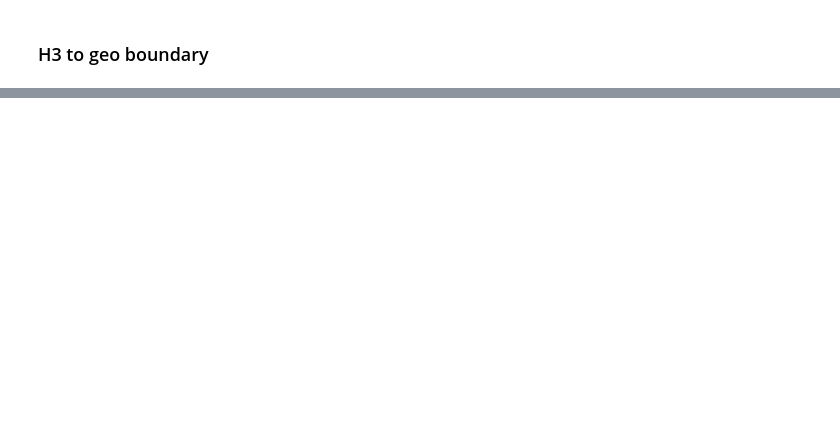
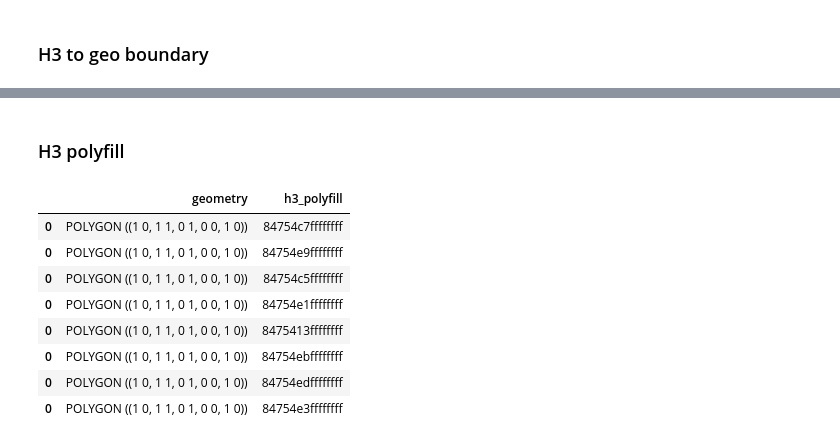
Before and after one commit to opengeoshub/vgridpandas, a Jupyter notebook: docs/notebooks/01_h3.ipynb, the cells around one changed output, grey strips where cells are left out. Drawn from its saved outputs; the diff is of its cells as text; code cells hidden in the pictures; blank space fills up the shorter version.

Commit message:
update polyfill

```diff
--- a/docs/notebooks/01_h3.ipynb
+++ b/docs/notebooks/01_h3.ipynb
@@ -39,0 +57,23 @@ df
+# %% [markdown]
+### H3 polyfill
+# %%
+# resolution = 9
+# df = df.h3.polyfill(resolution, explode = True)
+# df
+# # df.to_file(f"h3_{resolution}.geojson", driver="GeoJSON")
+from vgridpandas import h3pandas
+import geopandas as gpd
+from shapely.geometry import box, Polygon
+gdf = gpd.GeoDataFrame(geometry=[box(0, 0, 1, 1)])
+gdf = gdf.h3.polyfill(4, explode = True)
+gdf
+# %% [output]
+|  | geometry | h3_polyfill |
+| 0 | POLYGON ((1 0, 1 1, 0 1, 0 0, 1 0)) | 84754c7ffffffff |
+| 0 | POLYGON ((1 0, 1 1, 0 1, 0 0, 1 0)) | 84754e9ffffffff |
+| 0 | POLYGON ((1 0, 1 1, 0 1, 0 0, 1 0)) | 84754c5ffffffff |
+| 0 | POLYGON ((1 0, 1 1, 0 1, 0 0, 1 0)) | 84754e1ffffffff |
+| 0 | POLYGON ((1 0, 1 1, 0 1, 0 0, 1 0)) | 8475413ffffffff |
+| 0 | POLYGON ((1 0, 1 1, 0 1, 0 0, 1 0)) | 84754ebffffffff |
+| 0 | POLYGON ((1 0, 1 1, 0 1, 0 0, 1 0)) | 84754edffffffff |
+| 0 | POLYGON ((1 0, 1 1, 0 1, 0 0, 1 0)) | 84754e3ffffffff |
```
Also changed, not shown: parts of 3 cells of this notebook, 21 other files.
